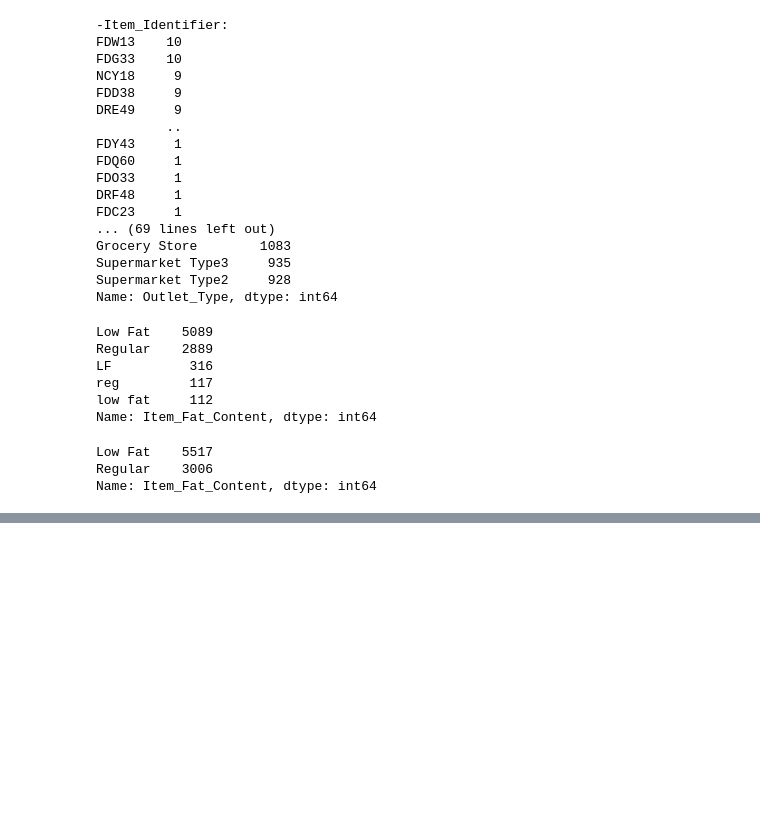
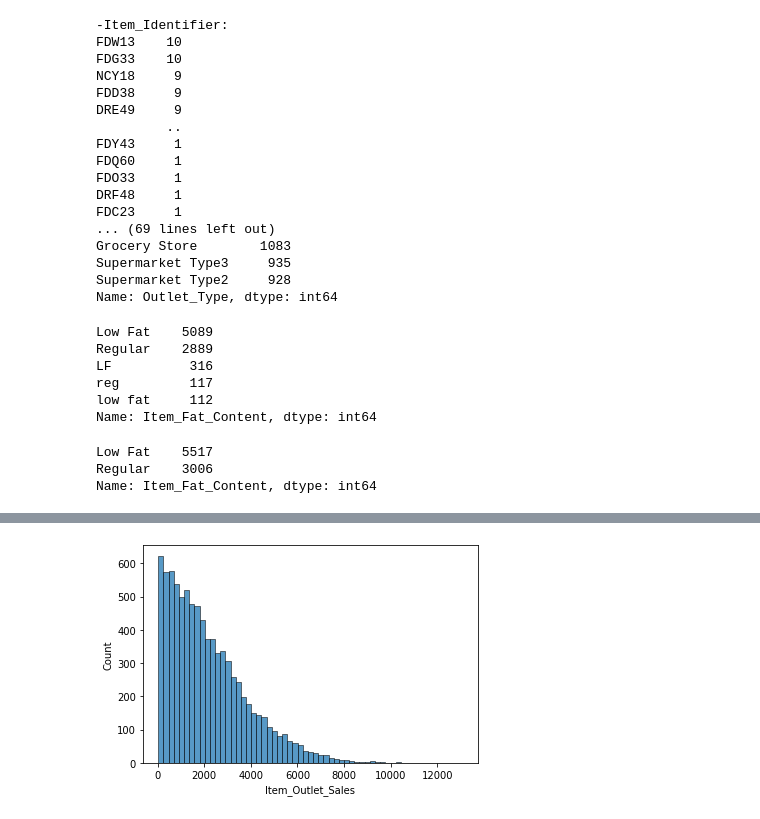
Before and after one commit to AGrantHewitt/Food_Sales_Predictions, a Jupyter notebook: Food_Sales_Predictions.ipynb, the cells around one changed output, grey strips where cells are left out. Saved outputs shown, nothing was run; the diff lists cells and outputs as text; code cells hidden in the pictures; blank space fills up the shorter version.

```diff
--- a/Food_Sales_Predictions.ipynb
+++ b/Food_Sales_Predictions.ipynb
@@ -184,0 +189,5 @@ df.describe()
+# %%
+#Histogram to view the distributions of various features in your dataset.
+sns.histplot(df['Item_Outlet_Sales']);
+# %% [output]
+[figure, added]
```
Also changed, not shown: parts of 6 cells of this notebook.
